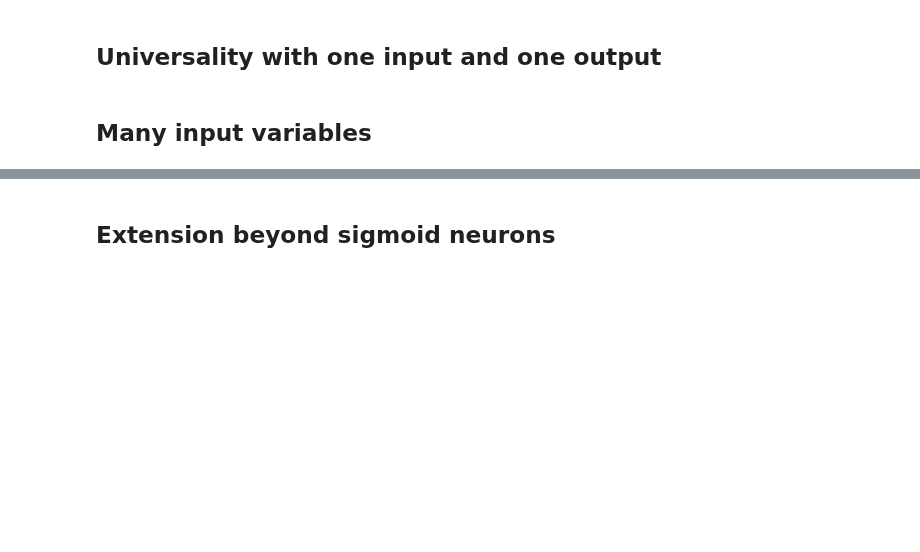
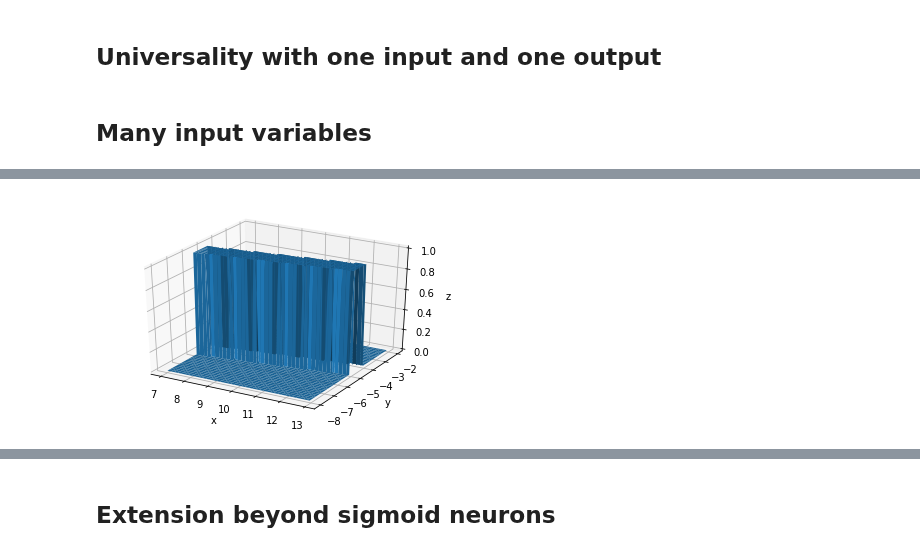
Before and after one commit to nndl-solutions/NNDL-solutions, a Jupyter notebook: notebooks/chap-4-a-visual-proof-that-neural-nets-can-compute-any-function.ipynb, the cells around one changed output, grey strips where cells are left out. Drawn from its saved outputs; the diff is of its cells as text; code cells hidden in the pictures; blank space fills up the shorter version.

```diff
--- a/notebooks/chap-4-a-visual-proof-that-neural-nets-can-compute-any-function.ipynb
+++ b/notebooks/chap-4-a-visual-proof-that-neural-nets-can-compute-any-function.ipynb
@@ -138,0 +101,44 @@ TODO
+# %%
+def bump(x, y, wx, x0, y0, alpha, R):
+    """Bump function of width R, angle alpha to the absciss,
+    centered around (x0, y0).
+    alpha must be in [0, 2pi[."""
+    if alpha == 0 or alpha == np.pi:
+        return ybump(x, y, wx, x0, y0, R)
+    if alpha == np.pi / 2 or alpha == 3 * np.pi/2:
+        return xbump(x, y, wx, x0, y0, R)
+
+    wy = - wx / np.tan(alpha)
+    y01 = y0 - x0 * np.tan(alpha) + R / (2 * np.cos(alpha))
+    y02 = y0 - x0 * np.tan(alpha) - R / (2 * np.cos(alpha))
+
+    if alpha > np.pi:
+        y01, y02 = y02, y01  # to prevent a negative bump
+
+    b1 = y01 * wx / np.tan(alpha)
+    b2 = y02 * wx / np.tan(alpha)
+    return sigmoid(wx*x + wy*y + b1) - sigmoid(wx*x + wy*y + b2)
+
+def xbump(x, y, w, x0, y0, R):
+    """Bump function of width R, centered around (x0, y0),
+    along the x axis."""
+    return sigmoid(w*(x - x0 + R/2)) - sigmoid(w*(x - x0 - R/2))
+
+def ybump(x, y, w, x0, y0, R):
+    """Bump function of width R, centered around (x0, y0),
+    along the y axis."""
+    return sigmoid(w*(y - y0 + R/2)) - sigmoid(w*(y - y0 - R/2))
+
+wx = 100  # any large value
+alpha = np.pi/20 # rad
+R = 1
+x0 = 10
+y0 = -5
+
+x = np.arange(7, 13, 0.05)
+y = np.arange(-8, -2, 0.05)
+X, Y = np.meshgrid(x, y)
+zs = np.array([bump(x, y, wx, x0, y0, alpha, R) for x, y in zip(np.ravel(X), np.ravel(Y))])
+plot(x, y, zs)
+# %% [output]
+[figure, added]
```
Also changed, not shown: parts of 11 cells of this notebook, 1 other file.
